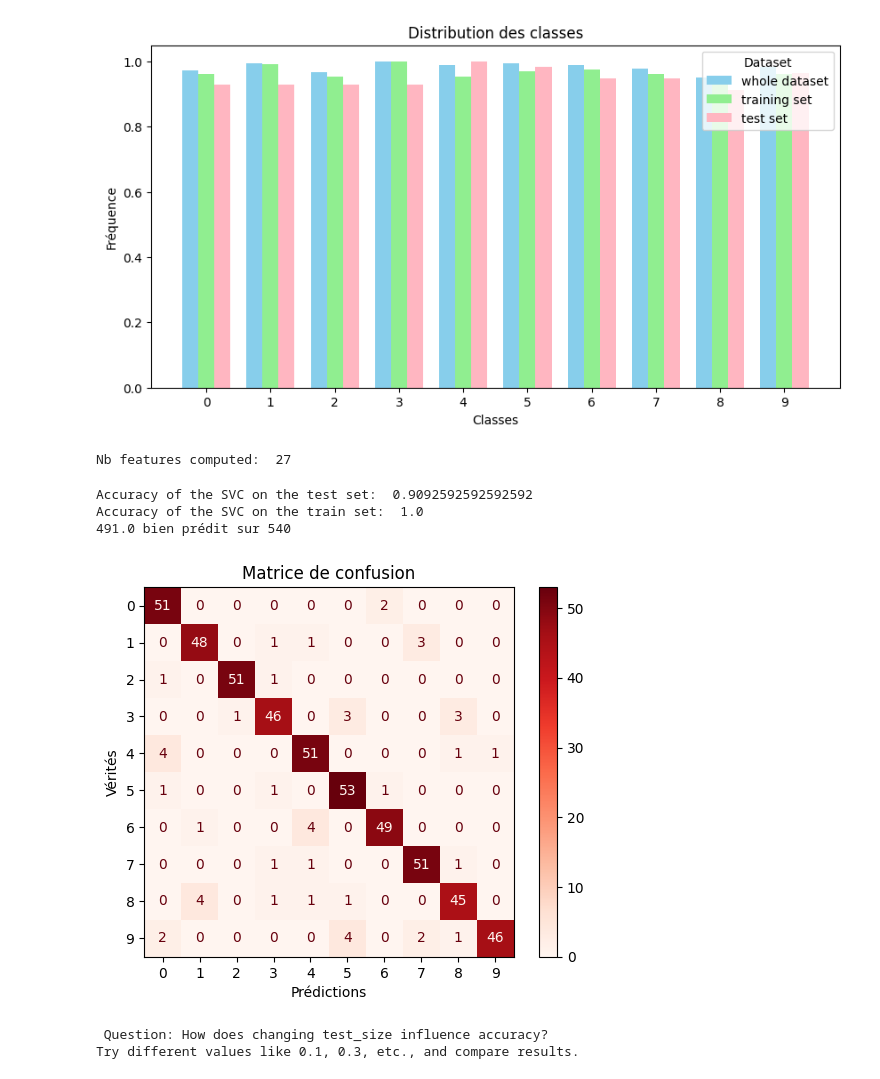
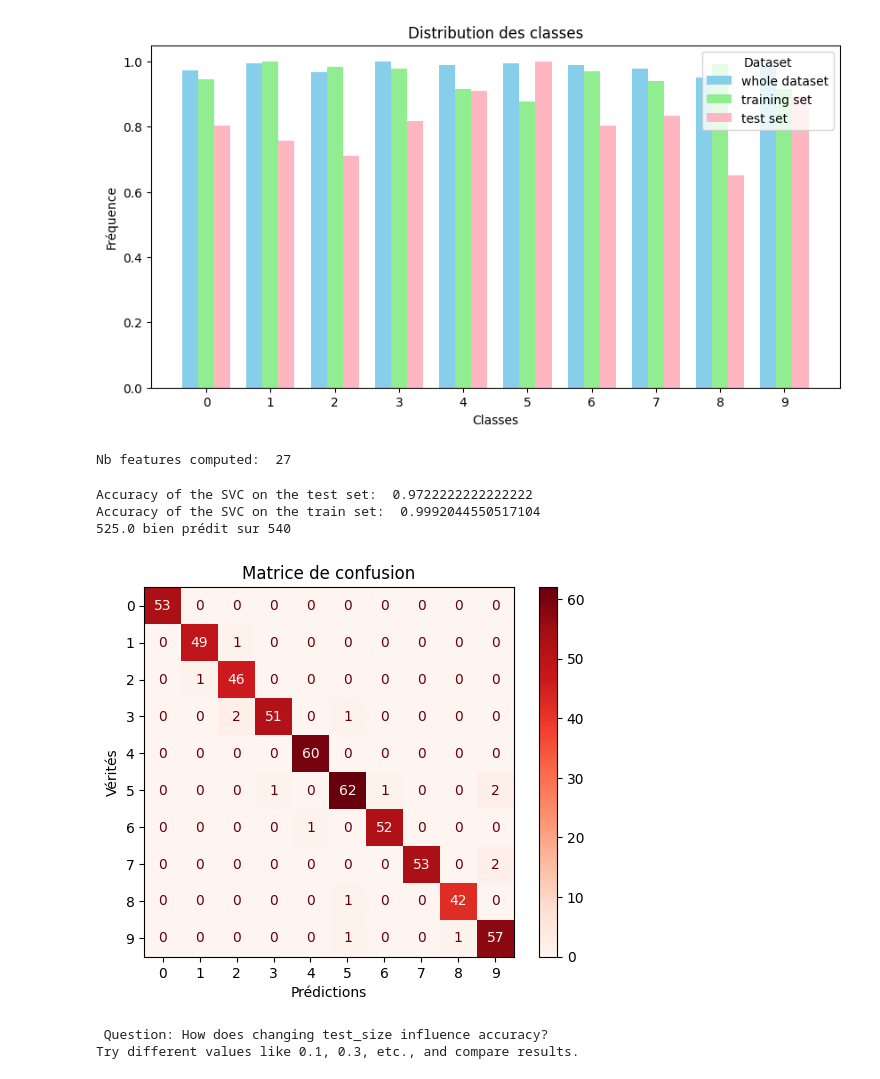
Before and after one commit to giovannihnk/Projet_ML_2025, a Jupyter notebook: notebook jour2.ipynb, the cells around one changed output. Saved outputs shown, nothing was run; the diff lists cells and outputs as text; code cells hidden in the pictures.

```diff
--- a/notebook jour2.ipynb
+++ b/notebook jour2.ipynb
@@ -44,8 +44,8 @@ X=X/16
 
 # 1- Split dataset into training & testing sets
 # TODO: FILL OUT THE CORRECT SPLITTING HERE
-test_size = 1257
-X_train, X_test, y_train, y_test = X[0:test_size,:], X[test_size:,:], y[0:test_size], y[test_size:]
+
+X_train, X_test, y_train, y_test = train_test_split(X, y, test_size=0.3, random_state=42)
 ### If you want, you could save the data, this would be a good way to test your final script in the same evaluation mode as what we will be doing
 np.save("X_train.npy", X_train)
 np.save("test_data.npy", X_test)
@@ -54,34 +54,34 @@ np.save("test_label.npy", y_test)
 ####
 
 # TODO: Print dataset split summary...
 ## demande à giovanni
 
 # TODO: ... and plot graphs of the three distributions in a readable and useful manner (bar graph, either side by side, or with some transparancy)
 
 classes, counts = np.unique(y, return_counts=True)
 classes_train, counts_train = np.unique(y_train, return_counts=True)
 classes_test, counts_test = np.unique(y_test, return_counts=True)
 # Largeur de chaque barre
 width = 0.25
 
 # Positions sur l'axe x
 x = np.arange(len(classes))
 plt.figure(figsize=(10,5))
 plt.bar(x - width, counts/max(counts), width=width, color='skyblue', label='whole dataset')
 plt.bar(x, counts_train/max(counts_train), width=width, color='lightgreen', label='training set')
 plt.bar(x + width, counts_test/max(counts_test), width=width, color='lightpink', label='test set')
 
 plt.xlabel('Classes')
 plt.ylabel("Fréquence")
 plt.title("Distribution des classes")
 plt.xticks(x, classes)  # Affiche les vraies classes sur l'axe x
 plt.legend(title='Dataset')
 plt.show()
 
 
 # TODO: (once the learning has started, and to be documented in your report) - Impact: Changing test_size affects model training & evaluation.
 # %% [output]
-[figure, old version]
+[figure, new version]
 # %%
 ##########################################
 ## Prepare preprocessing pipeline
@@ -202,10 +202,10 @@ plt.show()
 print("\n Question: How does changing test_size influence accuracy?")
 print("Try different values like 0.1, 0.3, etc., and compare results.\n")
 # %% [output]
-Accuracy of the SVC on the test set:  0.9092592592592592
-Accuracy of the SVC on the train set:  1.0
-491.0 bien prédit sur 540
+Accuracy of the SVC on the test set:  0.9722222222222222
+Accuracy of the SVC on the train set:  0.9992044550517104
+525.0 bien prédit sur 540
-[figure, old version]
+[figure, new version]
  Question: How does changing test_size influence accuracy?
 Try different values like 0.1, 0.3, etc., and compare results.
 # %%
```
Also changed, not shown: parts of 2 cells of this notebook.
